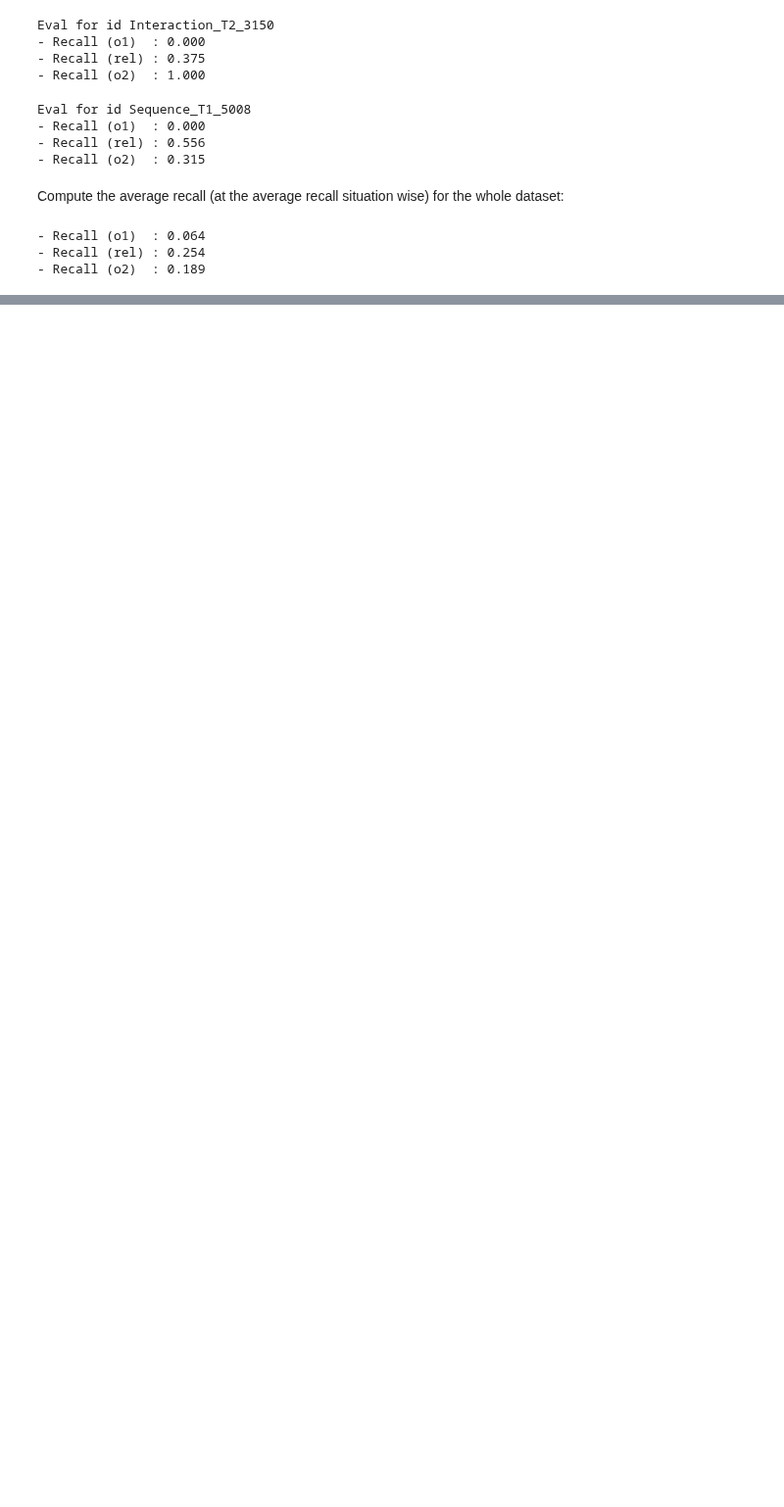
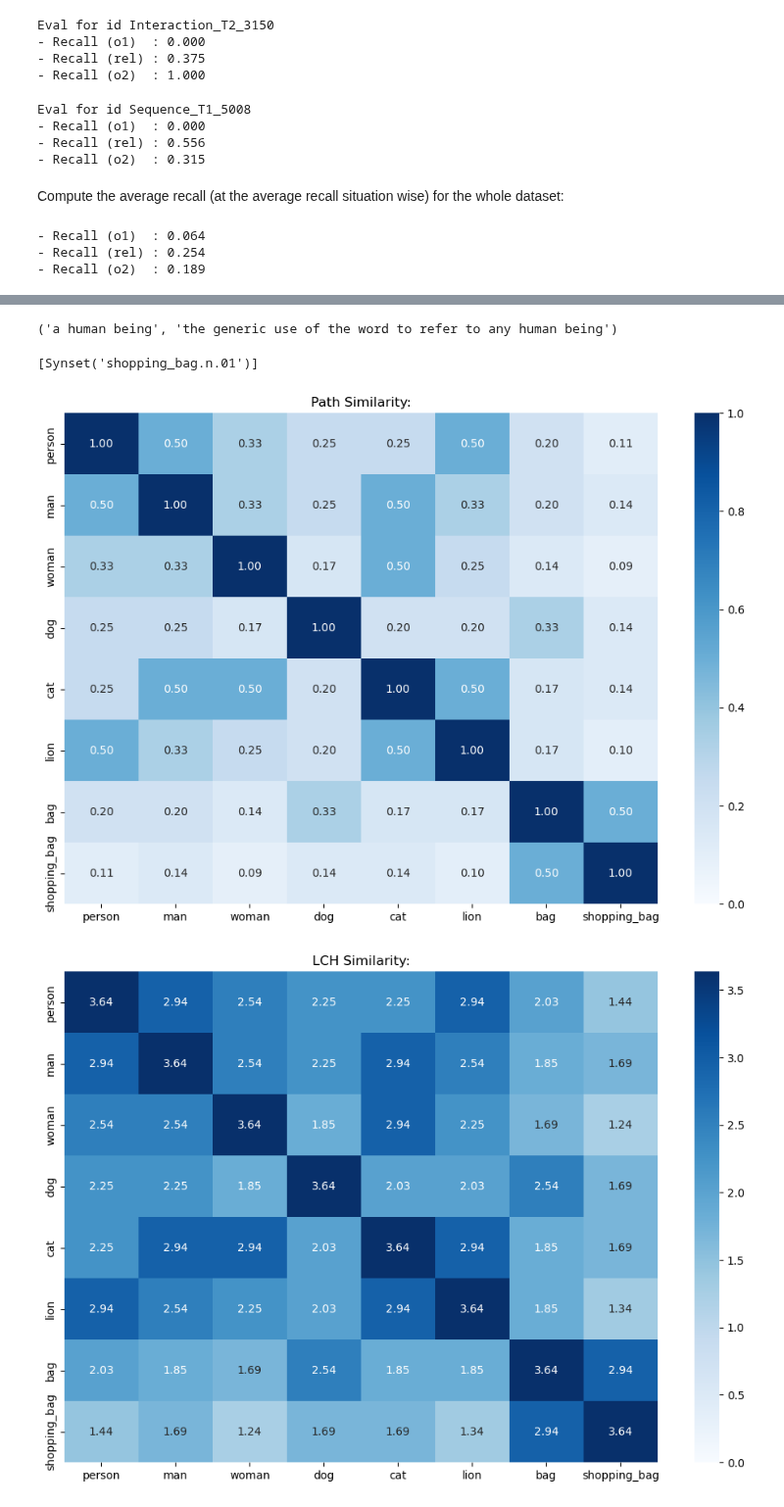
Before and after one commit to FabioLusha/video-neurosymbolic, a Jupyter notebook: star_code/experiments/week_0416_zs_cot_chat_prompting_gemma3_4b.ipynb, the cells around one changed output, grey strips where cells are left out. Shown at 98% size. Cells and saved outputs as stored; diff of their text form; code cells hidden in the pictures; blank space fills up the shorter version.

Commit message:
Add handling similarity with wordnet

```diff
--- a/star_code/experiments/week_0416_zs_cot_chat_prompting_gemma3_4b.ipynb
+++ b/star_code/experiments/week_0416_zs_cot_chat_prompting_gemma3_4b.ipynb
@@ -1342,0 +1204,35 @@ draw_graph_2(struct_gen_graphs[test_id]['000019'])
+# %%
+wn.synset('person.n.01').definition(), wn.synset('man.n.03').definition()
+# %% [output]
+('a human being', 'the generic use of the word to refer to any human being')
+# %%
+wn.synsets('shopping_bag')
+# %% [output]
+[Synset('shopping_bag.n.01')]
+# %%
+words = ['person', 'man', 'woman', 'dog', 'cat', 'lion', 'bag', 'shopping_bag']
+
+sim_compute = lambda sim_f, words: [[sim_f(w1, w2) for w2 in words] for w1 in words]
+
+
+path_sim = np.array(sim_compute(path_similarity, words))
+lch_sim = np.array(sim_compute(lch_similarity, words))
+wup_sim = np.array(sim_compute(wup_similarity, words))
+
+plt.figure(figsize=(12, 8))
+sns.heatmap(path_sim, annot=True, xticklabels=words, yticklabels=words, fmt=".2f", cmap="Blues", vmin=0, vmax=1)
+plt.title(f"Path Similarity:")
+plt.show()
+
+plt.figure(figsize=(12, 8))
+sns.heatmap(lch_sim, annot=True, xticklabels=words, yticklabels=words, fmt=".2f", cmap="Blues", vmin=0, vmax=np.max(lch_sim))
+plt.title(f"LCH Similarity:")
+plt.show()
+
+plt.figure(figsize=(12, 8))
+sns.heatmap(wup_sim, annot=True, xticklabels=words, yticklabels=words, fmt=".2f", cmap="Blues", vmin=0, vmax=1)
+plt.title(f"Wu-Palmer Similarity:")
+plt.show()
+# %% [output]
+[figure, added]
+[figure, added]
```
Also changed, not shown: parts of 42 cells of this notebook, 2 other files.
